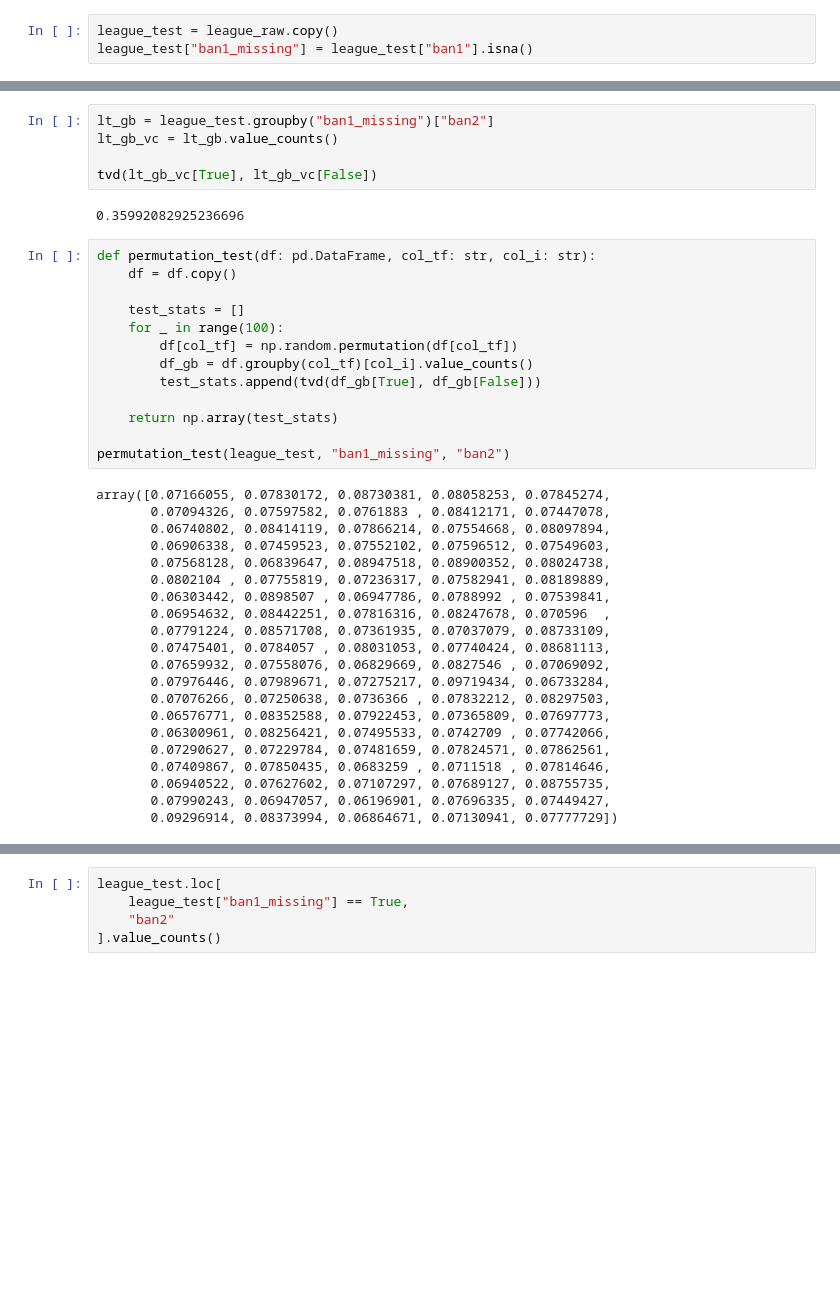
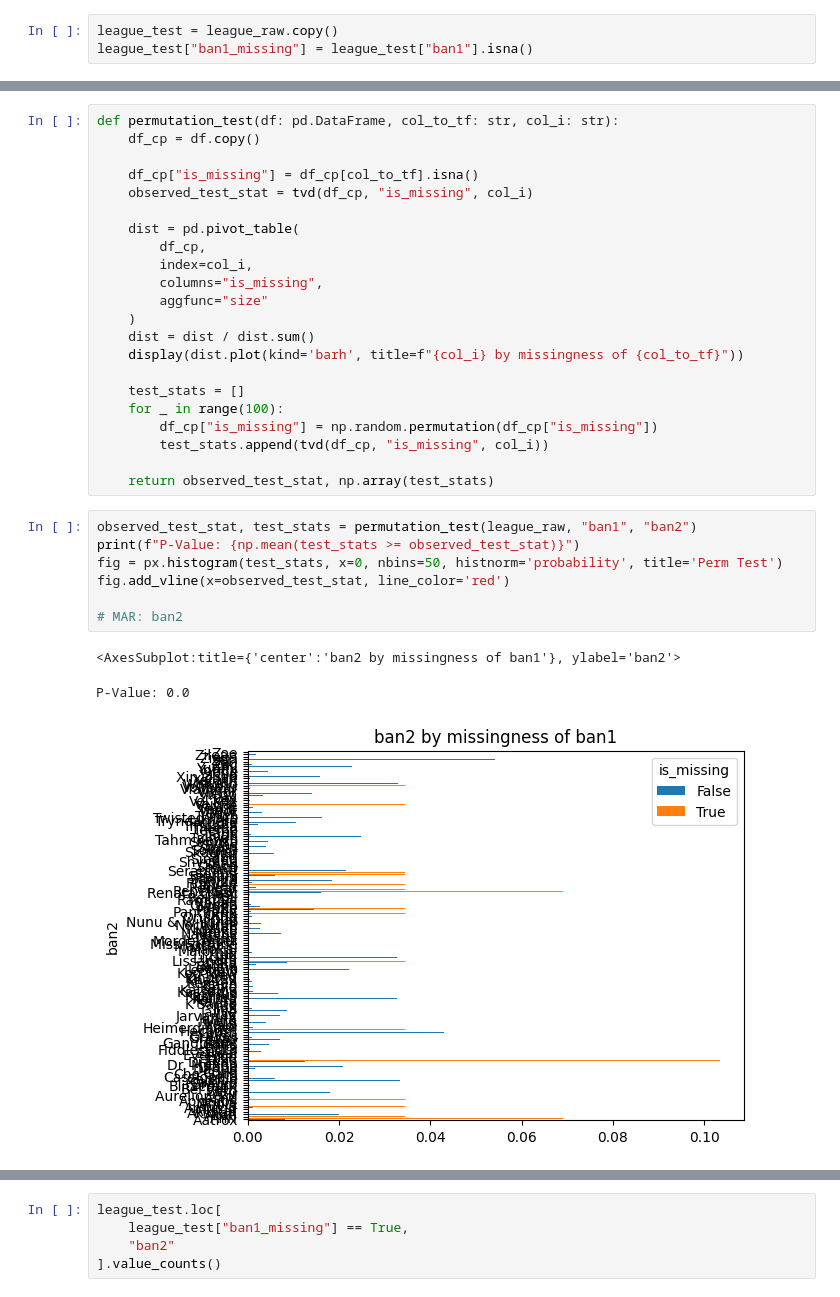
Before and after one commit to apm-denizens/dsc80-project3-notebook, a Jupyter notebook: cancer.ipynb, the cells around one changed output, grey strips where cells are left out. Drawn from its saved outputs; the diff is of its cells as text; blank space fills up the shorter version.

```diff
--- a/cancer.ipynb
+++ b/cancer.ipynb
@@ -70,41 +130,33 @@ def tvd2(df: pd.DataFrame, gb_col, col: str):
-# %%
-lt_gb = league_test.groupby("ban1_missing")["ban2"]
-lt_gb_vc = lt_gb.value_counts()
-
-tvd(lt_gb_vc[True], lt_gb_vc[False])
-# %% [output]
-0.35992082925236696
-# %%
-def permutation_test(df: pd.DataFrame, col_tf: str, col_i: str):
-    df = df.copy()
-
-    test_stats = []
-    for _ in range(100):
-        df[col_tf] = np.random.permutation(df[col_tf])
-        df_gb = df.groupby(col_tf)[col_i].value_counts()
-        test_stats.append(tvd(df_gb[True], df_gb[False]))
-
-    return np.array(test_stats)
-
-permutation_test(league_test, "ban1_missing", "ban2")
-# %% [output]
-array([0.07166055, 0.07830172, 0.08730381, 0.08058253, 0.07845274,
-       0.07094326, 0.07597582, 0.0761883 , 0.08412171, 0.07447078,
-       0.06740802, 0.08414119, 0.07866214, 0.07554668, 0.08097894,
-       0.06906338, 0.07459523, 0.07552102, 0.07596512, 0.07549603,
-       0.07568128, 0.06839647, 0.08947518, 0.08900352, 0.08024738,
-       0.0802104 , 0.07755819, 0.07236317, 0.07582941, 0.08189889,
-       0.06303442, 0.0898507 , 0.06947786, 0.0788992 , 0.07539841,
-       0.06954632, 0.08442251, 0.07816316, 0.08247678, 0.070596  ,
-       0.07791224, 0.08571708, 0.07361935, 0.07037079, 0.08733109,
-       0.07475401, 0.0784057 , 0.08031053, 0.07740424, 0.08681113,
-       0.07659932, 0.07558076, 0.06829669, 0.0827546 , 0.07069092,
-       0.07976446, 0.07989671, 0.07275217, 0.09719434, 0.06733284,
-       0.07076266, 0.07250638, 0.0736366 , 0.07832212, 0.08297503,
-       0.06576771, 0.08352588, 0.07922453, 0.07365809, 0.07697773,
-       0.06300961, 0.08256421, 0.07495533, 0.0742709 , 0.07742066,
-       0.07290627, 0.07229784, 0.07481659, 0.07824571, 0.07862561,
-       0.07409867, 0.07850435, 0.0683259 , 0.0711518 , 0.07814646,
-       0.06940522, 0.07627602, 0.07107297, 0.07689127, 0.08755735,
-       0.07990243, 0.06947057, 0.06196901, 0.07696335, 0.07449427,
-       0.09296914, 0.08373994, 0.06864671, 0.07130941, 0.07777729])
+# %%
+def permutation_test(df: pd.DataFrame, col_to_tf: str, col_i: str):
+    df_cp = df.copy()
+
+    df_cp["is_missing"] = df_cp[col_to_tf].isna()
+    observed_test_stat = tvd(df_cp, "is_missing", col_i)
+
+    dist = pd.pivot_table(
+        df_cp,
+        index=col_i,
+        columns="is_missing",
+        aggfunc="size"
+    )
+    dist = dist / dist.sum()
+    display(dist.plot(kind='barh', title=f"{col_i} by missingness of {col_to_tf}"))
+
+    test_stats = []
+    for _ in range(100):
+        df_cp["is_missing"] = np.random.permutation(df_cp["is_missing"])
+        test_stats.append(tvd(df_cp, "is_missing", col_i))
+
+    return observed_test_stat, np.array(test_stats)
+# %%
+observed_test_stat, test_stats = permutation_test(league_raw, "ban1", "ban2")
+print(f"P-Value: {np.mean(test_stats >= observed_test_stat)}")
+fig = px.histogram(test_stats, x=0, nbins=50, histnorm='probability', title='Perm Test')
+fig.add_vline(x=observed_test_stat, line_color='red')
+
+# MAR: ban2
+# %% [output]
+<AxesSubplot:title={'center':'ban2 by missingness of ban1'}, ylabel='ban2'>
+P-Value: 0.0
+[figure, added]
```
Also changed, not shown: parts of 9 cells of this notebook.
